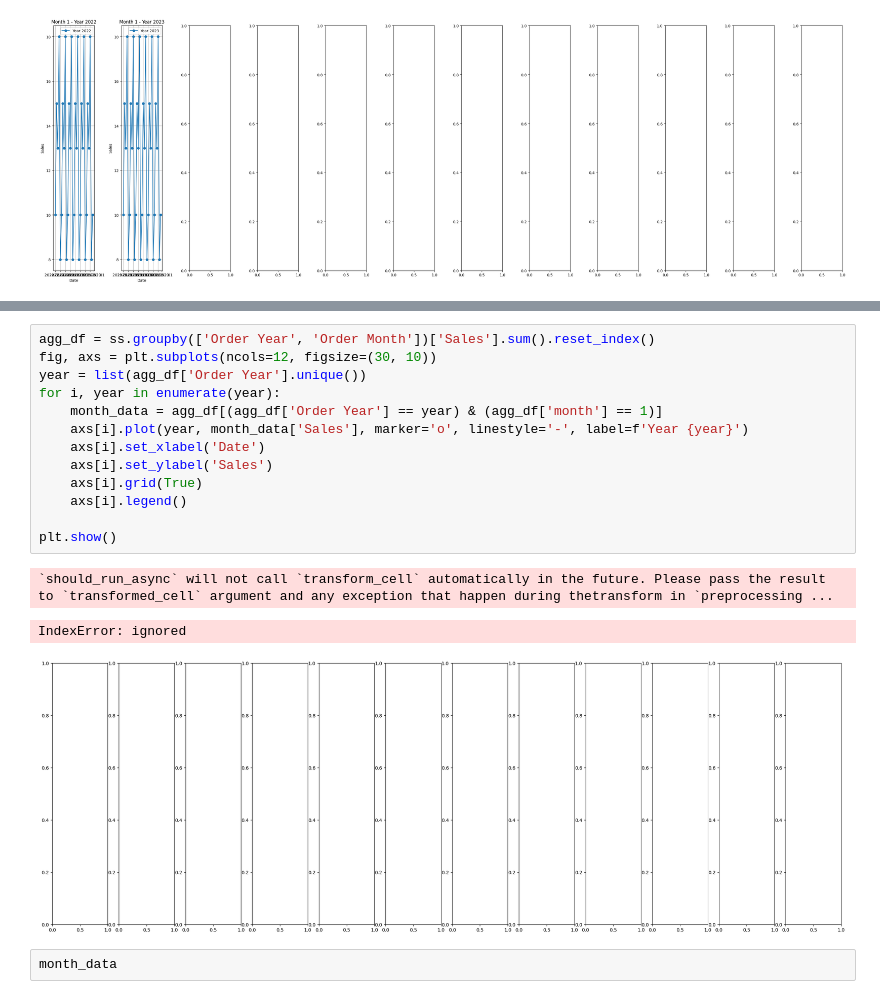
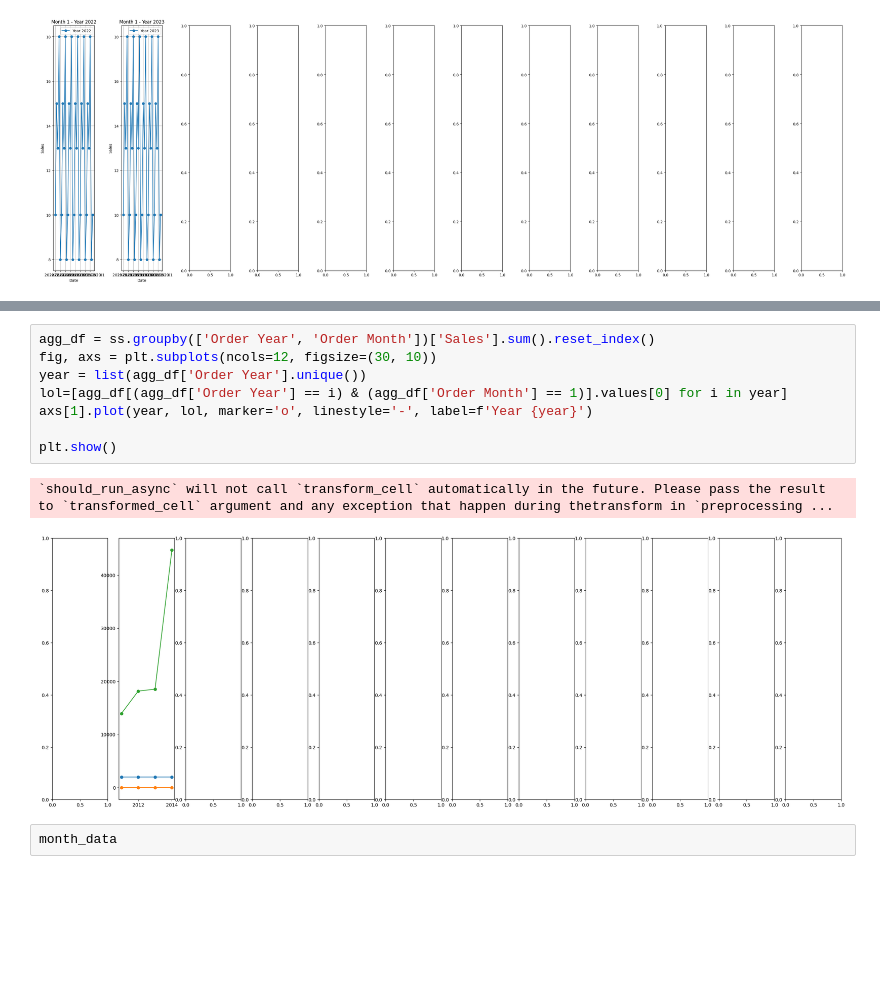
Before and after one commit to Krittapad12348/Superstore_Analysis, a Jupyter notebook: superstore_python.ipynb, the cells around one changed output, grey strips where cells are left out. Saved outputs shown, nothing was run; the diff lists cells and outputs as text; blank space fills up the shorter version.

```diff
--- a/superstore_python.ipynb
+++ b/superstore_python.ipynb
@@ -197,20 +219,14 @@ plt.show()
 # %%
 agg_df = ss.groupby(['Order Year', 'Order Month'])['Sales'].sum().reset_index()
 fig, axs = plt.subplots(ncols=12, figsize=(30, 10))
 year = list(agg_df['Order Year'].unique())
-for i, year in enumerate(year):
-    month_data = agg_df[(agg_df['Order Year'] == year) & (agg_df['month'] == 1)]
-    axs[i].plot(year, month_data['Sales'], marker='o', linestyle='-', label=f'Year {year}')
-    axs[i].set_xlabel('Date')
-    axs[i].set_ylabel('Sales')
-    axs[i].grid(True)
-    axs[i].legend()
+lol=[agg_df[(agg_df['Order Year'] == i) & (agg_df['Order Month'] == 1)].values[0] for i in year]
+axs[1].plot(year, lol, marker='o', linestyle='-', label=f'Year {year}')
 
 plt.show()
 # %% [output]
 `should_run_async` will not call `transform_cell` automatically in the future. Please pass the result to `transformed_cell` argument and any exception that happen during thetransform in `preprocessing ...
-IndexError: ignored
-[figure, old version]
+[figure, new version]
 # %%
 month_data
 # %% [output]
```
Also changed, not shown: parts of 1 cell of this notebook.
